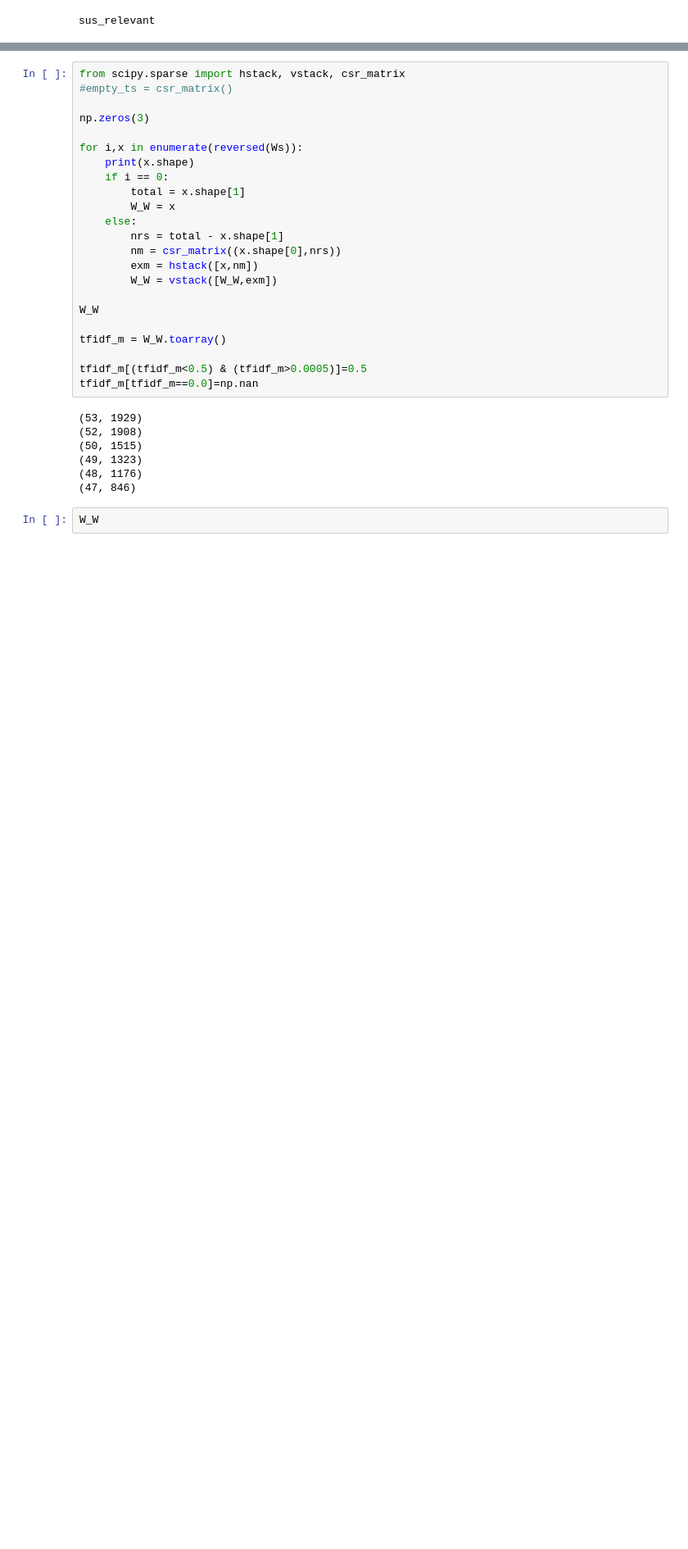
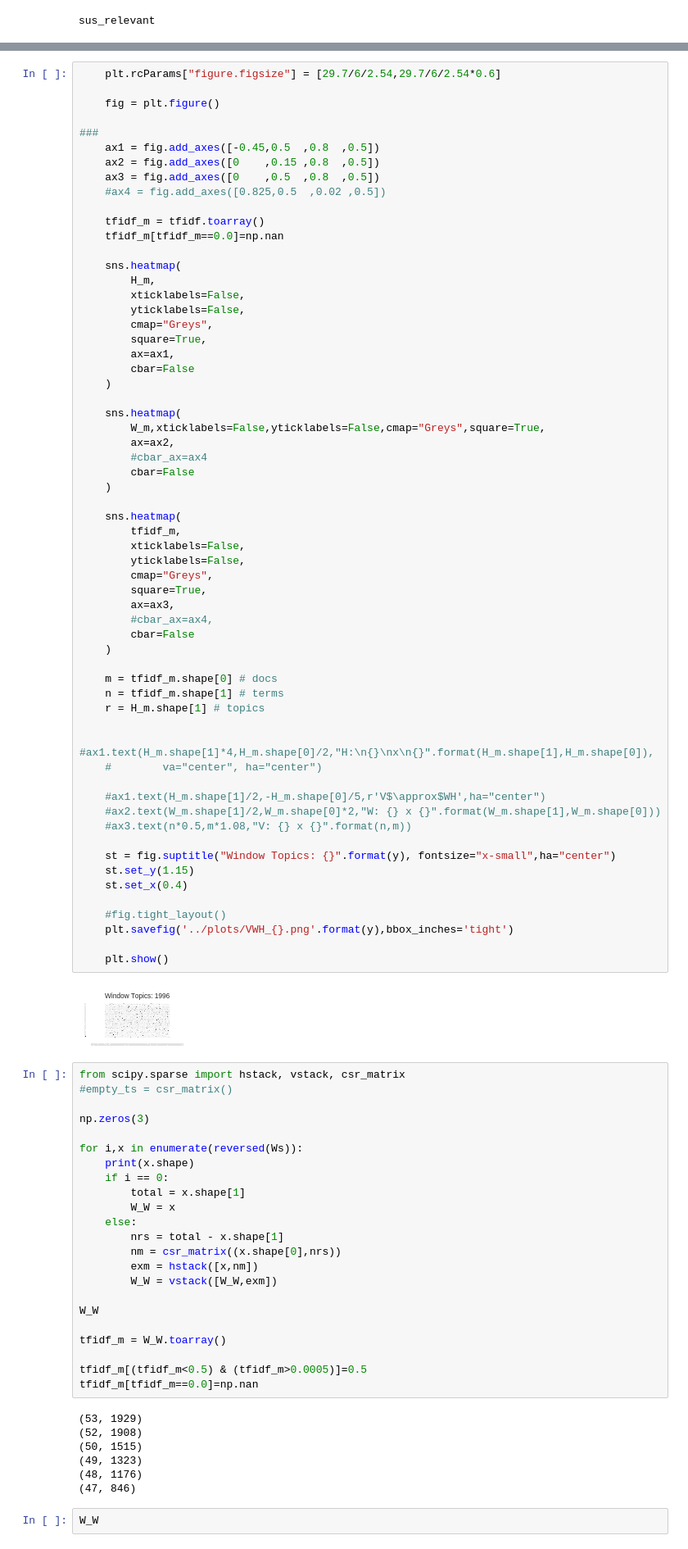
Before and after one commit to mcc-apsis/sustainability, a Jupyter notebook: code/explanation.ipynb, the cells around one changed output, grey strips where cells are left out. Shown: that part at 82% size. Cells and saved outputs as stored; diff of their text form; blank space fills up the shorter version.

```diff
--- a/code/explanation.ipynb
+++ b/code/explanation.ipynb
@@ -164,3 +185,66 @@ for y in [1991,1992,1993,1994,1995,1996]:
+# %%
+    plt.rcParams["figure.figsize"] = [29.7/6/2.54,29.7/6/2.54*0.6]
+
+    fig = plt.figure()
+
+###
+    ax1 = fig.add_axes([-0.45,0.5  ,0.8  ,0.5])
+    ax2 = fig.add_axes([0    ,0.15 ,0.8  ,0.5])
+    ax3 = fig.add_axes([0    ,0.5  ,0.8  ,0.5])
+    #ax4 = fig.add_axes([0.825,0.5  ,0.02 ,0.5])
+
+    tfidf_m = tfidf.toarray()
+    tfidf_m[tfidf_m==0.0]=np.nan
+
+    sns.heatmap(
+        H_m,
+        xticklabels=False,
+        yticklabels=False,
+        cmap="Greys",
+        square=True,
+        ax=ax1,
+        cbar=False
+    )
+
+    sns.heatmap(
+        W_m,xticklabels=False,yticklabels=False,cmap="Greys",square=True,
+        ax=ax2,
+        #cbar_ax=ax4
+        cbar=False
+    )
+
+    sns.heatmap(
+        tfidf_m,
+        xticklabels=False,
+        yticklabels=False,
+        cmap="Greys",
+        square=True,
+        ax=ax3,
+        #cbar_ax=ax4,
+        cbar=False
+    )
+
+    m = tfidf_m.shape[0] # docs
+    n = tfidf_m.shape[1] # terms
+    r = H_m.shape[1] # topics
+
+    #ax1.text(H_m.shape[1]*4,H_m.shape[0]/2,"H:\n{}\nx\n{}".format(H_m.shape[1],H_m.shape[0]),
+    #        va="center", ha="center")
+
+    #ax1.text(H_m.shape[1]/2,-H_m.shape[0]/5,r'V$\approx$WH',ha="center")
+    #ax2.text(W_m.shape[1]/2,W_m.shape[0]*2,"W: {} x {}".format(W_m.shape[1],W_m.shape[0]))
+    #ax3.text(n*0.5,m*1.08,"V: {} x {}".format(n,m))
+
+    st = fig.suptitle("Window Topics: {}".format(y), fontsize="x-small",ha="center")
+    st.set_y(1.15)
+    st.set_x(0.4)
+
+    #fig.tight_layout()
+    plt.savefig('../plots/VWH_{}.png'.format(y),bbox_inches='tight')
+
+    plt.show()
+# %% [output]
+[figure, added]
 # %%
 from scipy.sparse import hstack, vstack, csr_matrix
 #empty_ts = csr_matrix()
```
Also changed, not shown: parts of 2 cells of this notebook, 6 other files.
